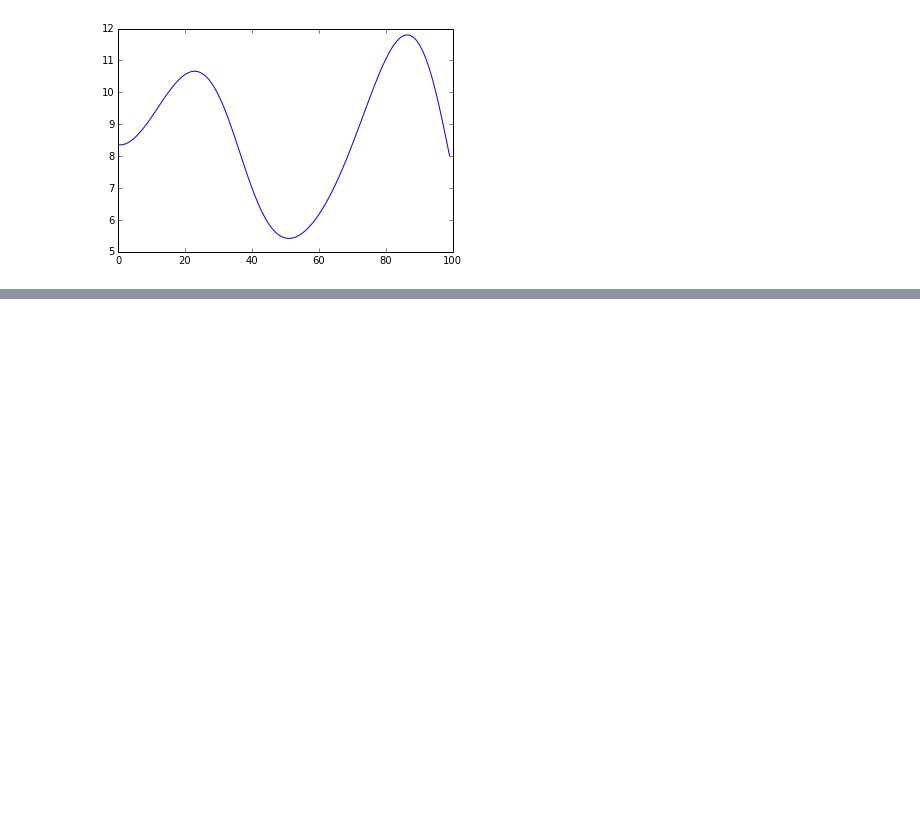
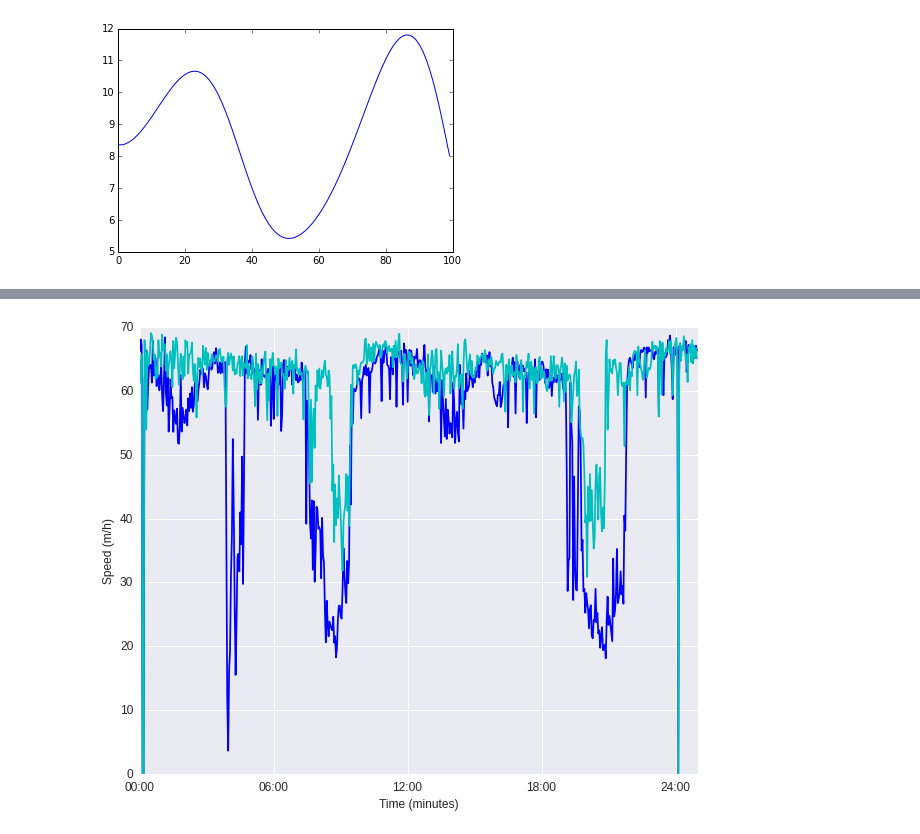
Before and after one commit to yuqirose/TensorRNN, a Jupyter notebook: experiments/notebook/plot_time_series.ipynb, the cells around one changed output, grey strips where cells are left out. Saved outputs shown, nothing was run; the diff lists cells and outputs as text; code cells hidden in the pictures; blank space fills up the shorter version.

```diff
--- a/experiments/notebook/plot_time_series.ipynb
+++ b/experiments/notebook/plot_time_series.ipynb
@@ -84,0 +129,32 @@ plt.plot(y_pred[100:200,seq_id])
+# %%
+import matplotlib.ticker as ticker
+
+params = {
+   'axes.labelsize': 20,
+   'text.fontsize': 20,
+   'legend.fontsize': 12,
+   'xtick.labelsize': 12,
+   'ytick.labelsize': 12,
+   'text.usetex': False,
+   'figure.figsize': [4.5, 4.5]
+   }
+fig = plt.figure(figsize=(10,8))
+ax = fig.gca()
+
+data_mat = dat
+T = 600
+ax.plot(data_mat[:T,1], 'b')
+# ax.plot(data_mat[:T,1], 'c')
+ax.plot(data_mat[:T,2], 'c')
+ax.set_xlabel("Time (minutes)")
+ax.set_ylabel("Speed (m/h)")
+
+
+x = len(data_mat)
+tick_spacing = 144
+ax.xaxis.set_major_locator(ticker.MultipleLocator(tick_spacing))
+plt.xticks([0,144, 288, 432, 576 ], ['00:00','06:00','12:00','18:00', '24:00'])
+
+fig.savefig('traffic.png')
+# %% [output]
+[figure, added]
```
Also changed, not shown: parts of 10 cells of this notebook, 10 other files.
